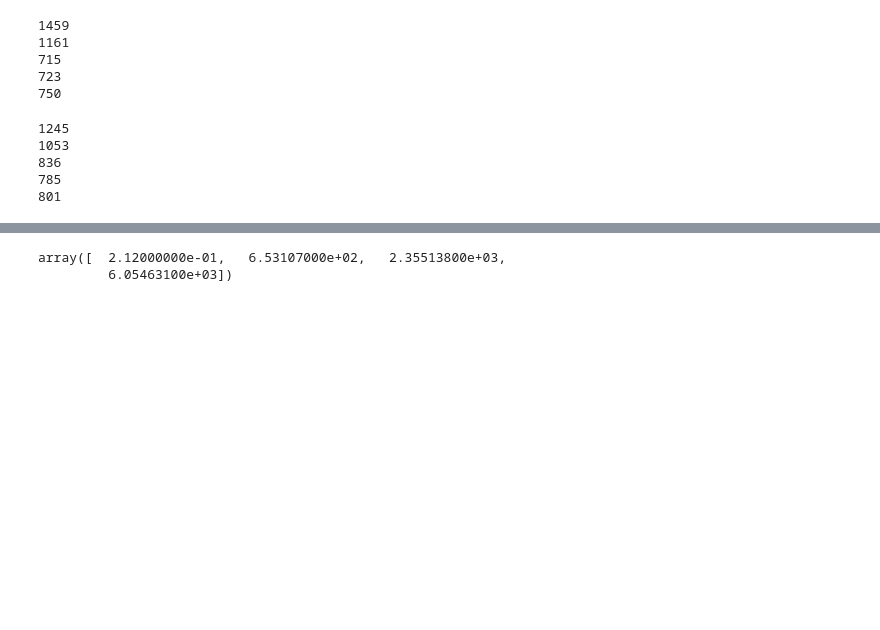
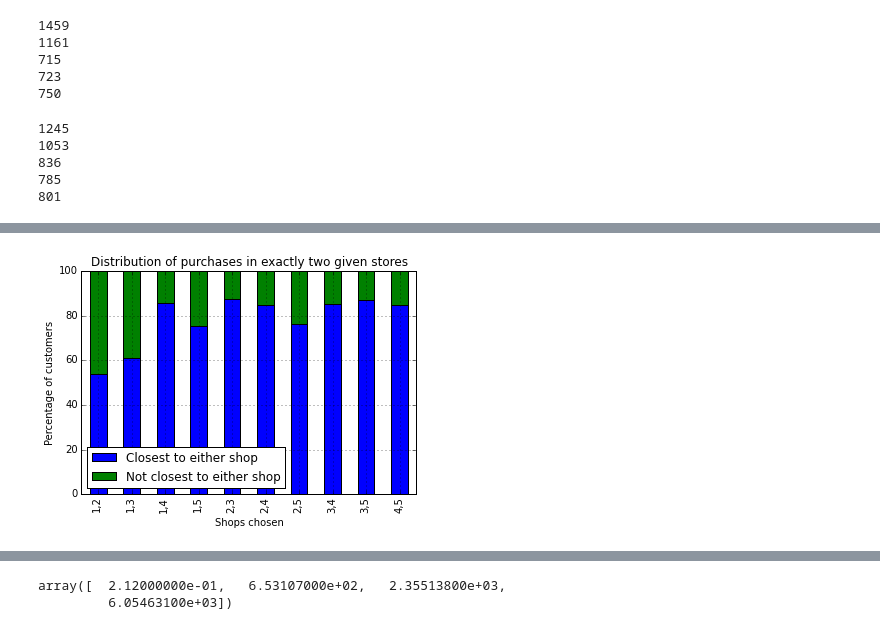
Before and after one commit to rcuevass/clustering_PCA_marketing, a Jupyter notebook: Store range effect in purchase.ipynb, the cells around one changed output, grey strips where cells are left out. Saved outputs shown, nothing was run; the diff lists cells and outputs as text; code cells hidden in the pictures; blank space fills up the shorter version.

```diff
--- a/Store range effect in purchase.ipynb
+++ b/Store range effect in purchase.ipynb
@@ -921,0 +720,43 @@ print "====="*8
+# %%
+text_ = "amount_purchased_shop_"
+
+listA = []
+listB = []
+df_stack = pd.DataFrame()
+labels_ = []
+
+
+for m in range(1,6):
+    for n in range(m+1,6):
+
+        #print "stores" , m,n
+
+        labels_.append(str(m) + "," + str(n))
+
+        a =  sum((data[text_ + str(m)] != 0.) & (data[text_ + str(n)] != 0.) &
+          (data.shops_used == 2))
+
+
+        b = sum((data[text_ + str(m)] != 0.) & (data[text_ + str(n)] != 0.) &
+          (data.shops_used == 2) &
+          ((data.closest_shop == m) | (data.closest_shop == n)))
+
+        listA.append((1. - float(b)/float(a))*100.)
+        listB.append(float(b)/float(a)*100.)
+
+        #print b, a, 100.*float(b)/float(a)
+
+        #print "====="*8
+
+df_stack['Closest to either shop'] = listB
+df_stack['Not closest to either shop'] = listA
+df_stack.index = labels_ #range(1,6)
+
+df_stack.plot(kind='bar',
+           title='Distribution of purchases in exactly two given stores',stacked=True,
+              grid=True)
+plt.xlabel('Shops chosen')
+plt.ylabel('Percentage of customers')
+plt.show()
+# %% [output]
+[figure, added]
```
Also changed, not shown: parts of 13 cells of this notebook.
